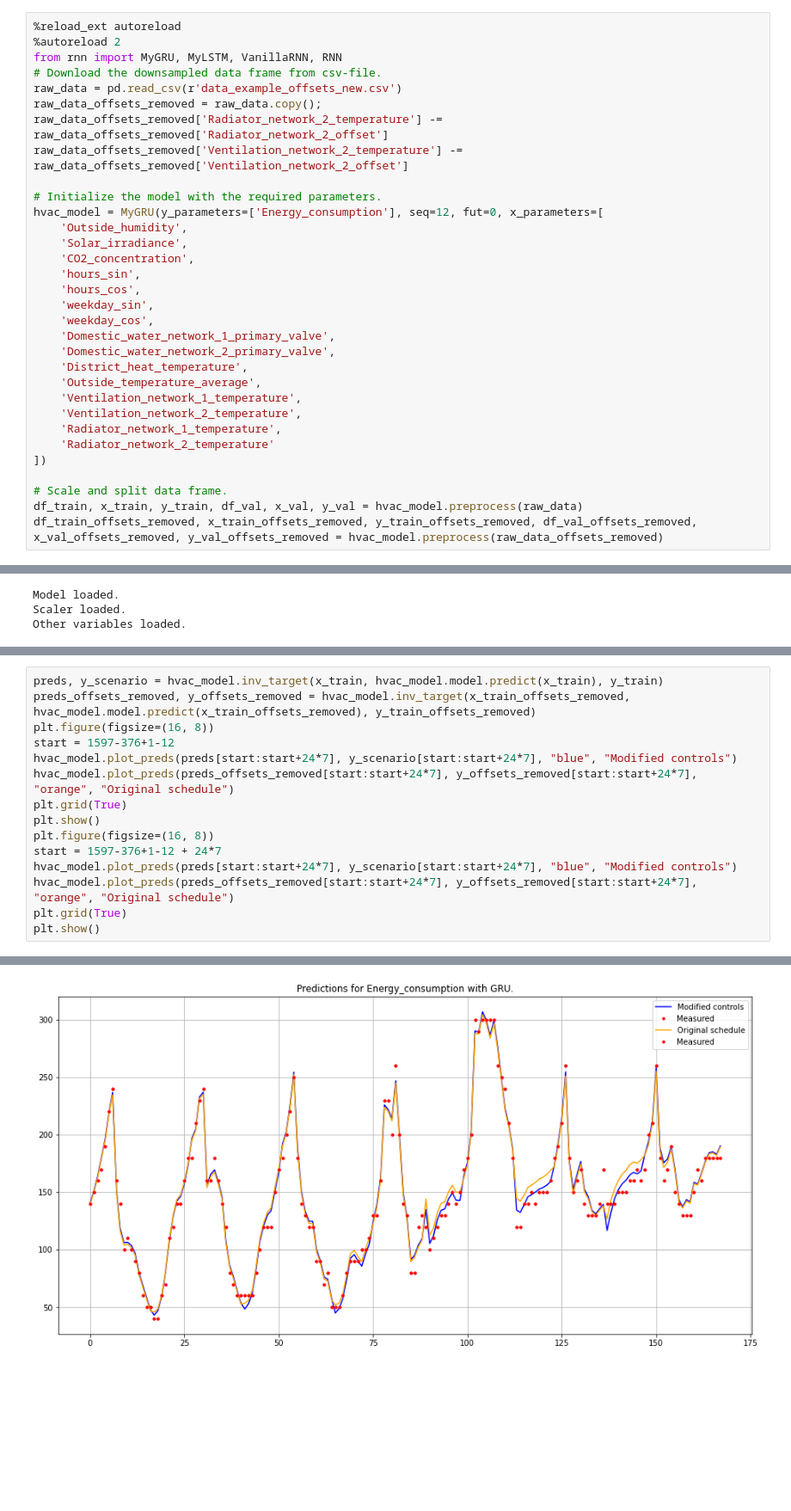
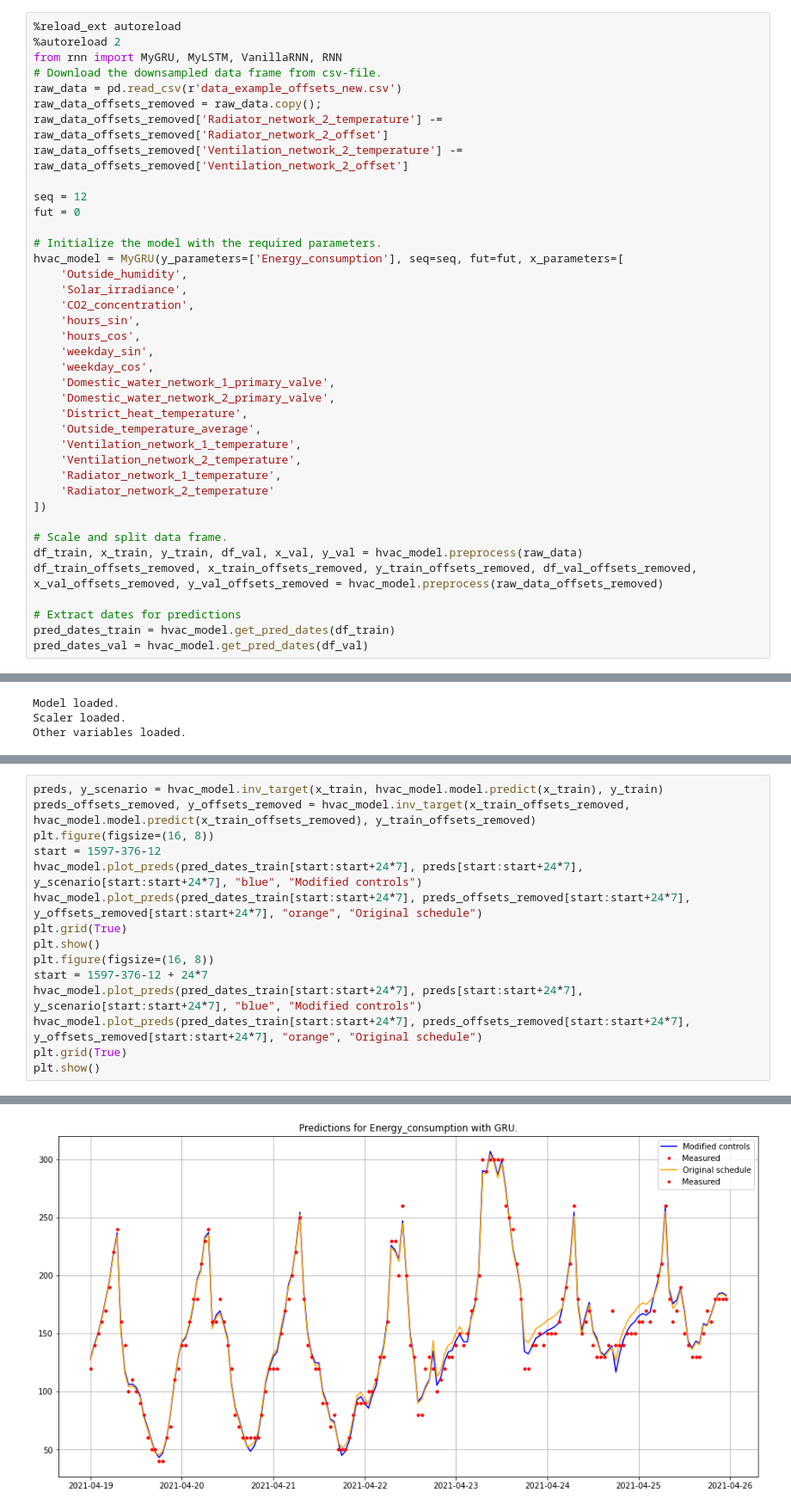
Before and after one commit to hamk-uas/HAMK_Smart_City, a Jupyter notebook: Scenario testing.ipynb, the cells around one changed output, grey strips where cells are left out. Shown: that part at 86% size. Saved outputs shown, nothing was run; the diff lists cells and outputs as text; blank space fills up the shorter version.

Commit message:
Dates for predictions

```diff
--- a/Scenario testing.ipynb
+++ b/Scenario testing.ipynb
@@ -20,8 +20,11 @@ raw_data_offsets_removed = raw_data.copy();
 raw_data_offsets_removed['Radiator_network_2_temperature'] -= raw_data_offsets_removed['Radiator_network_2_offset']
 raw_data_offsets_removed['Ventilation_network_2_temperature'] -= raw_data_offsets_removed['Ventilation_network_2_offset']
 
+seq = 12
+fut = 0
+
 # Initialize the model with the required parameters.
-hvac_model = MyGRU(y_parameters=['Energy_consumption'], seq=12, fut=0, x_parameters=[
+hvac_model = MyGRU(y_parameters=['Energy_consumption'], seq=seq, fut=fut, x_parameters=[
     'Outside_humidity',
     'Solar_irradiance',
     'CO2_concentration',
@@ -42,6 +45,10 @@ hvac_model = MyGRU(y_parameters=['Energy_consumption'], seq=12, fut=0, x_paramet
 # Scale and split data frame.
 df_train, x_train, y_train, df_val, x_val, y_val = hvac_model.preprocess(raw_data)
 df_train_offsets_removed, x_train_offsets_removed, y_train_offsets_removed, df_val_offsets_removed, x_val_offsets_removed, y_val_offsets_removed = hvac_model.preprocess(raw_data_offsets_removed)
+
+# Extract dates for predictions
+pred_dates_train = hvac_model.get_pred_dates(df_train)
+pred_dates_val = hvac_model.get_pred_dates(df_val)
 # %% [output]
 Shape of training data: x: (1545, 12, 15) y: (1545, 1)
 Shape of testing data: x: (377, 12, 15) y: (377, 1)
@@ -56,19 +78,19 @@ Other variables loaded.
 # %%
 preds, y_scenario = hvac_model.inv_target(x_train, hvac_model.model.predict(x_train), y_train)
 preds_offsets_removed, y_offsets_removed = hvac_model.inv_target(x_train_offsets_removed, hvac_model.model.predict(x_train_offsets_removed), y_train_offsets_removed)
 plt.figure(figsize=(16, 8))
-start = 1597-376+1-12
-hvac_model.plot_preds(preds[start:start+24*7], y_scenario[start:start+24*7], "blue", "Modified controls")
-hvac_model.plot_preds(preds_offsets_removed[start:start+24*7], y_offsets_removed[start:start+24*7], "orange", "Original schedule")
+start = 1597-376-12
+hvac_model.plot_preds(pred_dates_train[start:start+24*7], preds[start:start+24*7], y_scenario[start:start+24*7], "blue", "Modified controls")
+hvac_model.plot_preds(pred_dates_train[start:start+24*7], preds_offsets_removed[start:start+24*7], y_offsets_removed[start:start+24*7], "orange", "Original schedule")
 plt.grid(True)
 plt.show()
 plt.figure(figsize=(16, 8))
-start = 1597-376+1-12 + 24*7
-hvac_model.plot_preds(preds[start:start+24*7], y_scenario[start:start+24*7], "blue", "Modified controls")
-hvac_model.plot_preds(preds_offsets_removed[start:start+24*7], y_offsets_removed[start:start+24*7], "orange", "Original schedule")
+start = 1597-376-12 + 24*7
+hvac_model.plot_preds(pred_dates_train[start:start+24*7], preds[start:start+24*7], y_scenario[start:start+24*7], "blue", "Modified controls")
+hvac_model.plot_preds(pred_dates_train[start:start+24*7], preds_offsets_removed[start:start+24*7], y_offsets_removed[start:start+24*7], "orange", "Original schedule")
 plt.grid(True)
 plt.show()
 # %% [output]
 49/49 [==============================] - 0s 1ms/step
 49/49 [==============================] - 0s 1ms/step
-[figure, old version]
+[figure, new version]
```
Also changed, not shown: parts of 2 cells of this notebook, 1 other file.
